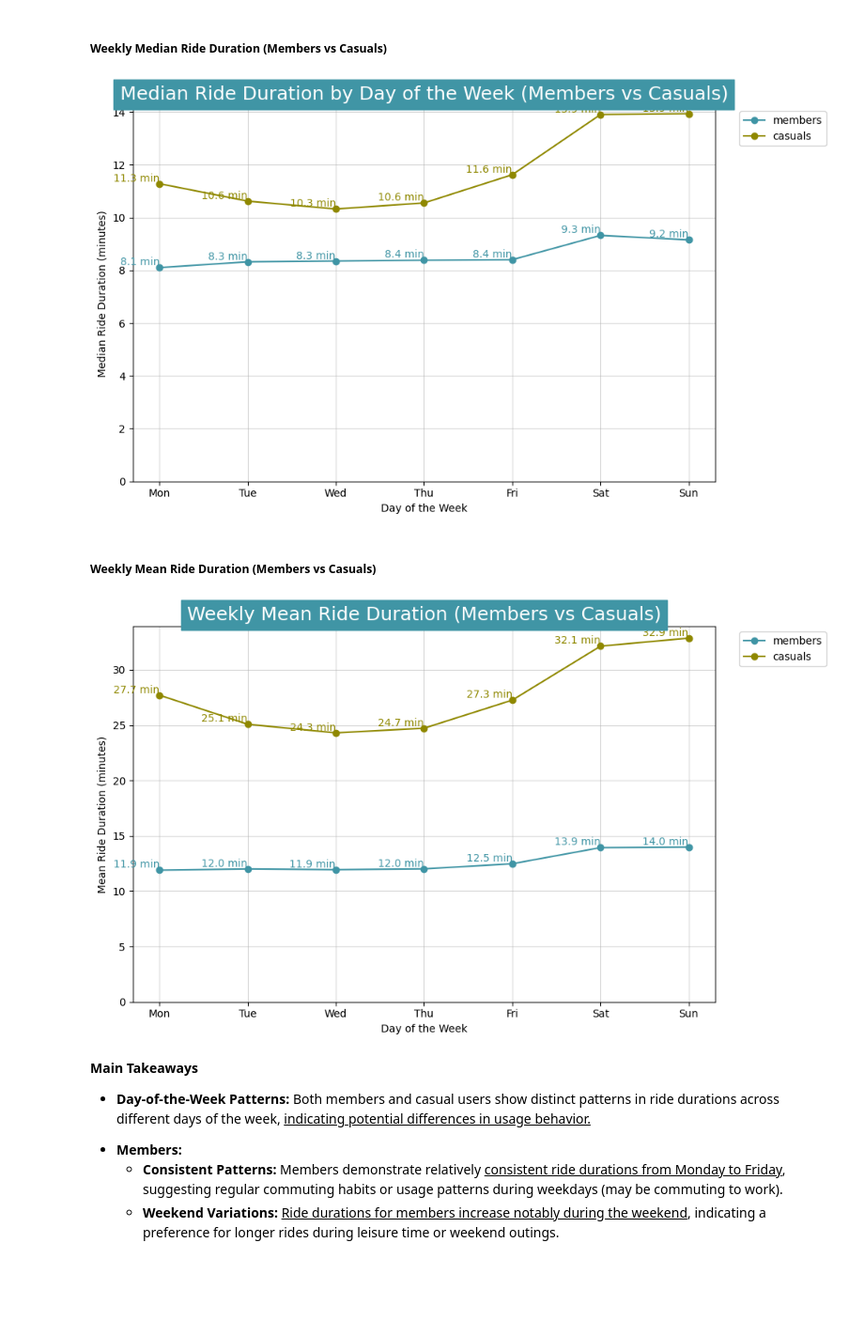
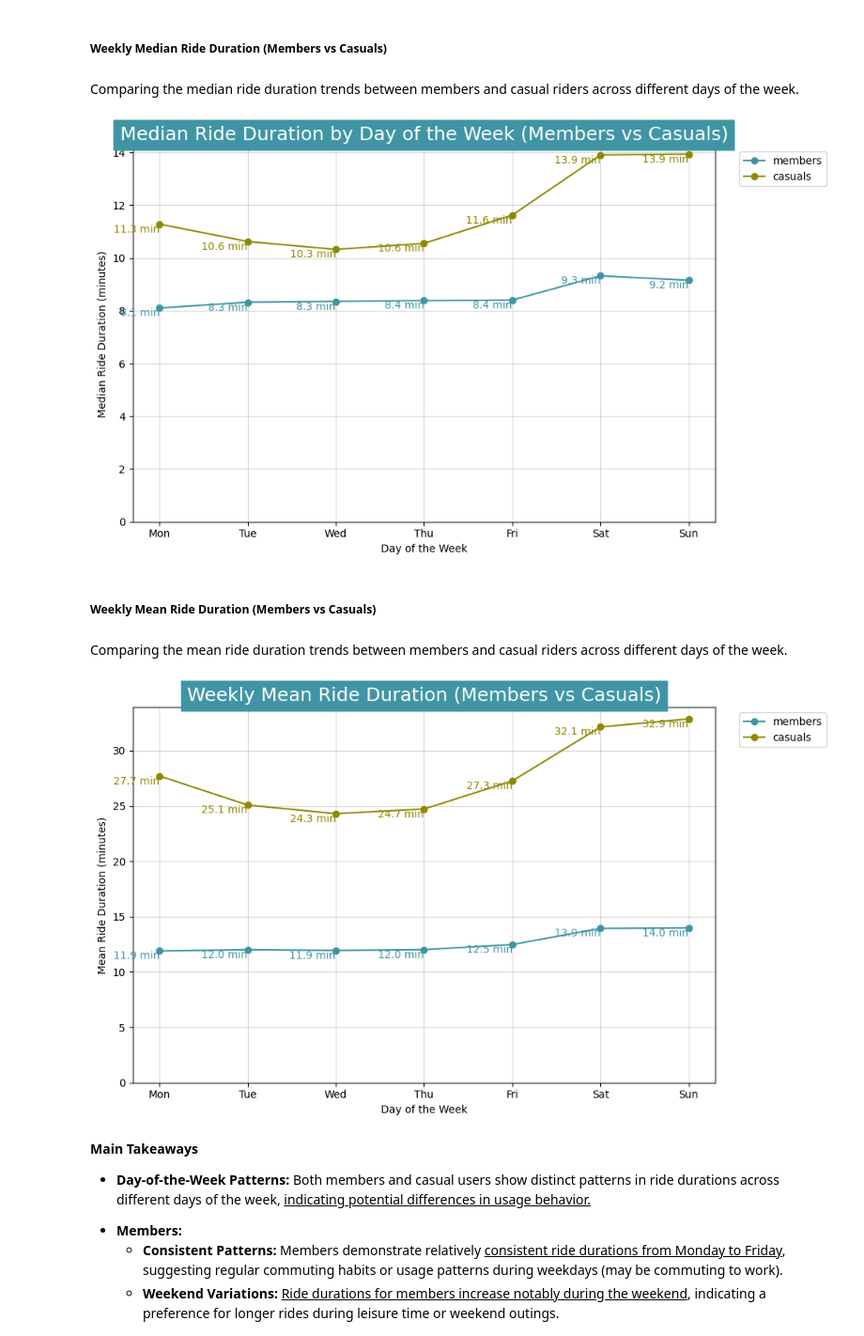
Before and after one commit to D-Danos/Cyclistic-Bike-Share-Data-Analysis-Case-Study, a Jupyter notebook: Python_Cyclistic_bike-share_data_analysis.ipynb, the cells around one changed output. Shown at 94% size. Cells and saved outputs as stored; diff of their text form; code cells hidden in the pictures; blank space fills up the shorter version.

```diff
--- a/Python_Cyclistic_bike-share_data_analysis.ipynb
+++ b/Python_Cyclistic_bike-share_data_analysis.ipynb
@@ -418,10 +501,10 @@ plt.plot(grouped_day_of_the_week.loc['casual'].index, casual_percentages.values,
 
 # Annotate values on the graph
 for x, y in zip(grouped_day_of_the_week.loc['member'].index, member_percentages.values):
-    plt.text(x, y, f'{y}%', ha='right', va='bottom', fontsize=10, color=color[0], rotation=0)
+    plt.text(x, y, f'{y}%', ha='right', va='top', fontsize=10, color=color[0], rotation=0)
 
 for x, y in zip(grouped_day_of_the_week.loc['casual'].index, casual_percentages.values):
-    plt.text(x, y, f'{y}%', ha='right', va='bottom', fontsize=10, color=color[1], rotation=0)
+    plt.text(x, y, f'{y}%', ha='right', va='top', fontsize=10, color=color[1], rotation=0)
 
 # Display: plot
 plt.title("Weekly Ride Distribution (Members vs Casuals)",
@@ -493,10 +578,10 @@ plt.plot(grouped_month.loc['casual'].index, casual_percentages.values,
 
 # Annotate values on the graph
 for x, y in zip(grouped_month.loc['member'].index, member_percentages.values):
-    plt.text(x, y, f'{y}%', ha='right', va='bottom', fontsize=10, color=color[0], rotation=0)
+    plt.text(x, y, f'{y}%', ha='right', va='top', fontsize=10, color=color[0], rotation=0)
 
 for x, y in zip(grouped_month.loc['casual'].index, casual_percentages.values):
-    plt.text(x, y, f'{y}%', ha='right', va='bottom', fontsize=10, color=color[1], rotation=0)
+    plt.text(x, y, f'{y}%', ha='right', va='top', fontsize=10, color=color[1], rotation=0)
 
 
 # Display: plot
@@ -563,5 +648,7 @@ This multi-faceted approach ensures a thorough understanding of the ride duratio
 # %% [markdown]
 ##### Weekly Median Ride Duration (Members vs Casuals)
+# %% [markdown]
+Comparing the median ride duration trends between members and casual riders across different days of the week.
 # %%
 # Set the df for plot
 ## Filter out rows where ride_duration is not NA
@@ -579,38 +666,40 @@ casual_durations = grouped_day_of_the_week_duration.loc['casual']
 color = ['#4095A5', '#8F8800']
 plt.figure(figsize=(10, 6))  # Set the figure size
 
 # Plot:
 plt.plot(member_durations.index, member_durations.values,
          color=color[0], marker='o', label='members')
 plt.plot(casual_durations.index, casual_durations.values,
          color=color[1], marker='o', label='casuals')
 
 # Annotate values on the graph
 for x, y in zip(member_durations.index, member_durations.values):
-    plt.text(x, y, f'{y:.1f} min', ha='right', va='bottom', fontsize=10, color=color[0], rotation=0)
+    plt.text(x, y, f'{y:.1f} min', ha='right', va='top', fontsize=10, color=color[0], rotation=0)
 
 for x, y in zip(casual_durations.index, casual_durations.values):
-    plt.text(x, y, f'{y:.1f} min', ha='right', va='bottom', fontsize=10, color=color[1], rotation=0)
+    plt.text(x, y, f'{y:.1f} min', ha='right', va='top', fontsize=10, color=color[1], rotation=0)
 
 # Display: plot
 plt.title("Median Ride Duration by Day of the Week (Members vs Casuals)",
           color='white', backgroundcolor='#4095A5', fontsize=18, ha='center')
 plt.xlabel('Day of the Week')
 plt.ylabel('Median Ride Duration (minutes)')
 plt.ylim(bottom=0)
 plt.grid(True, alpha=0.5)
 plt.legend(loc='upper right', bbox_to_anchor=(1.2, 1))
 plt.tight_layout()
 
 # Save image if set to True
 if image_save:
     plt.savefig('Median Ride Duration by Day of the Week (Members vs Casuals)', dpi=300)
 
 plt.show()
 # %% [output]
-[figure, old version]
+[figure, new version]
 # %% [markdown]
 ##### Weekly Mean Ride Duration (Members vs Casuals)
+# %% [markdown]
+Comparing the mean ride duration trends between members and casual riders across different days of the week.
 # %%
 # Set the df for plot:
 ## Filter out rows where ride_duration is not NA
@@ -636,10 +725,10 @@ plt.plot(casual_durations.index, casual_durations.values,
 
 # Annotate values on the graph
 for x, y in zip(member_durations.index, member_durations.values):
-    plt.text(x, y, f'{y:.1f} min', ha='right', va='bottom', fontsize=10, color=color[0], rotation=0)
+    plt.text(x, y, f'{y:.1f} min', ha='right', va='top', fontsize=10, color=color[0], rotation=0)
 
 for x, y in zip(casual_durations.index, casual_durations.values):
-    plt.text(x, y, f'{y:.1f} min', ha='right', va='bottom', fontsize=10, color=color[1], rotation=0)
+    plt.text(x, y, f'{y:.1f} min', ha='right', va='top', fontsize=10, color=color[1], rotation=0)
 
 # Display: plot
 plt.title("Weekly Mean Ride Duration (Members vs Casuals)",
@@ -657,7 +746,7 @@ if image_save:
 
 plt.show()
 # %% [output]
-[figure, old version]
+[figure, new version]
 # %% [markdown]
 <b>Main Takeaways</b>
 <ul>
```
Also changed, not shown: parts of 38 cells of this notebook, 2 other files.
